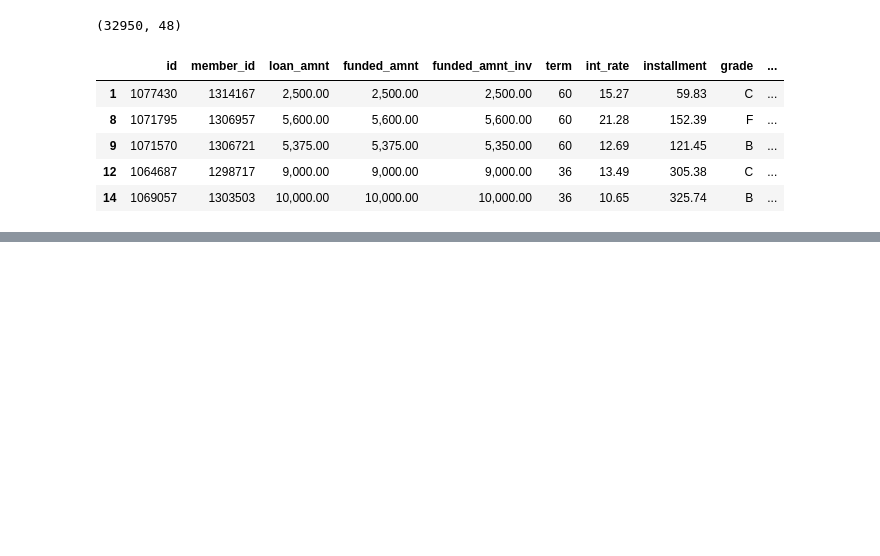
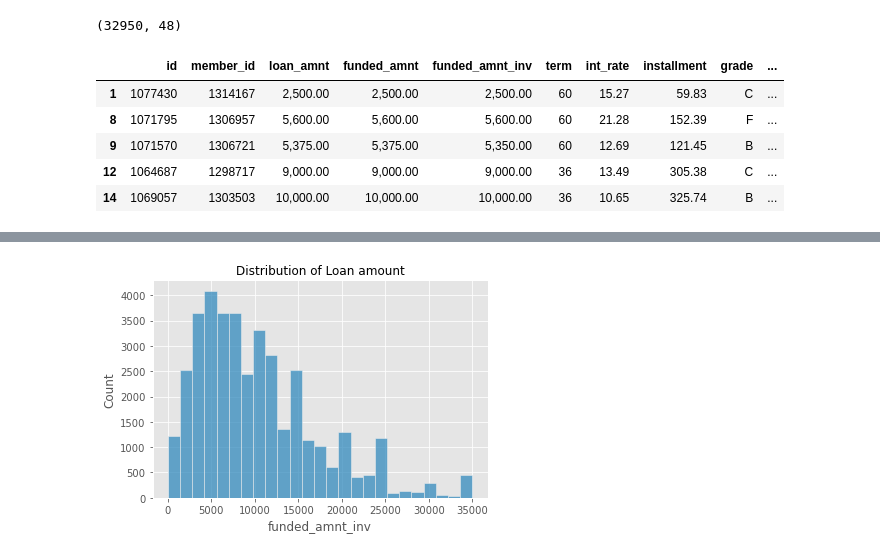
Before and after one commit to aerokhaleel/LendingClub_CaseStudy, a Jupyter notebook: Group_Facilitator_Avasarala_saisrinivas.ipynb, the cells around one changed output, grey strips where cells are left out. Drawn from its saved outputs; the diff is of its cells as text; code cells hidden in the pictures; blank space fills up the shorter version.

```diff
--- a/Group_Facilitator_Avasarala_saisrinivas.ipynb
+++ b/Group_Facilitator_Avasarala_saisrinivas.ipynb
@@ -298,2 +291,9 @@ plt.show()
+# %%
+plt.style.use("ggplot")
+sns.histplot(data.funded_amnt_inv, bins=25)
+plt.title("Distribution of Loan amount", fontsize=12)
+plt.show()
+# %% [output]
+[figure, added]
 # %%
 #remove outliner for term 36 > 25000 loan invested from Master
```
Also changed, not shown: parts of 31 cells of this notebook.
